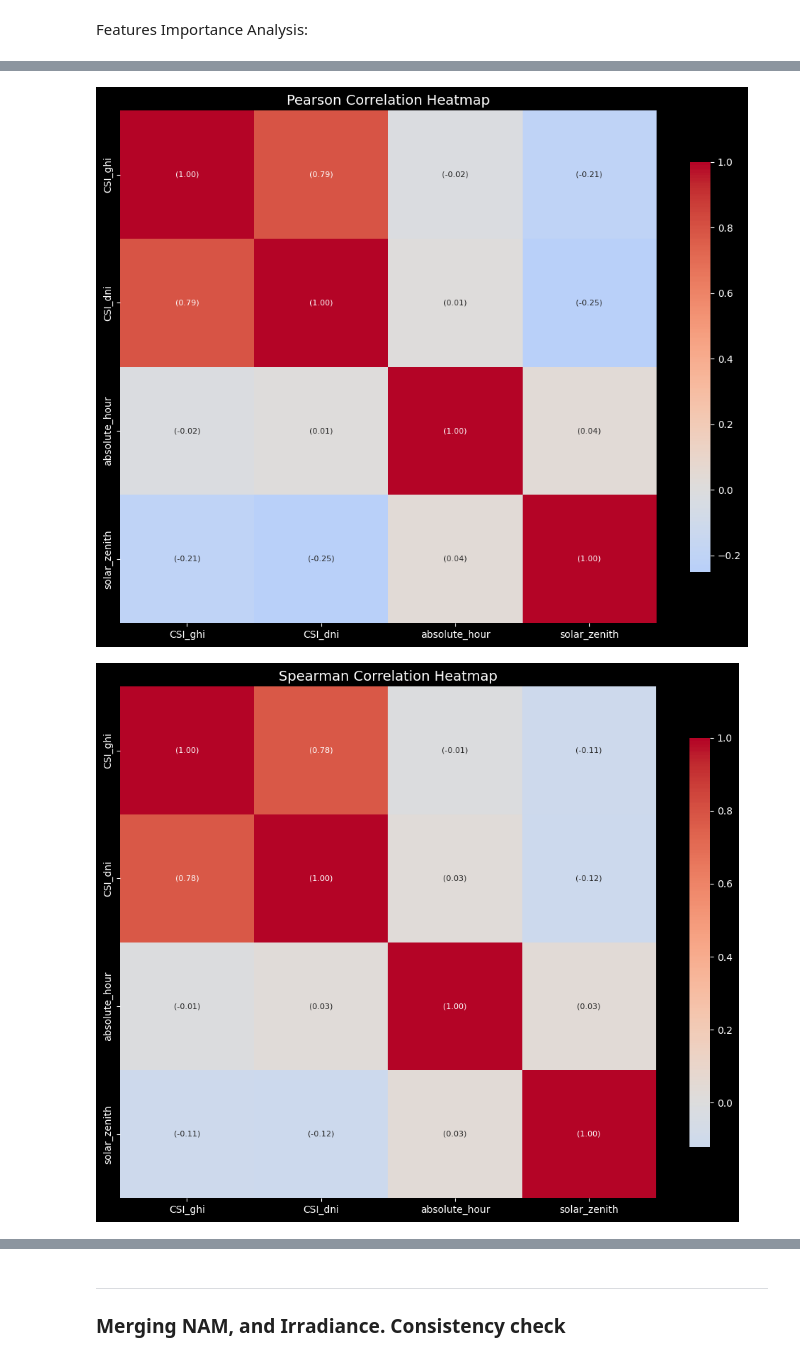
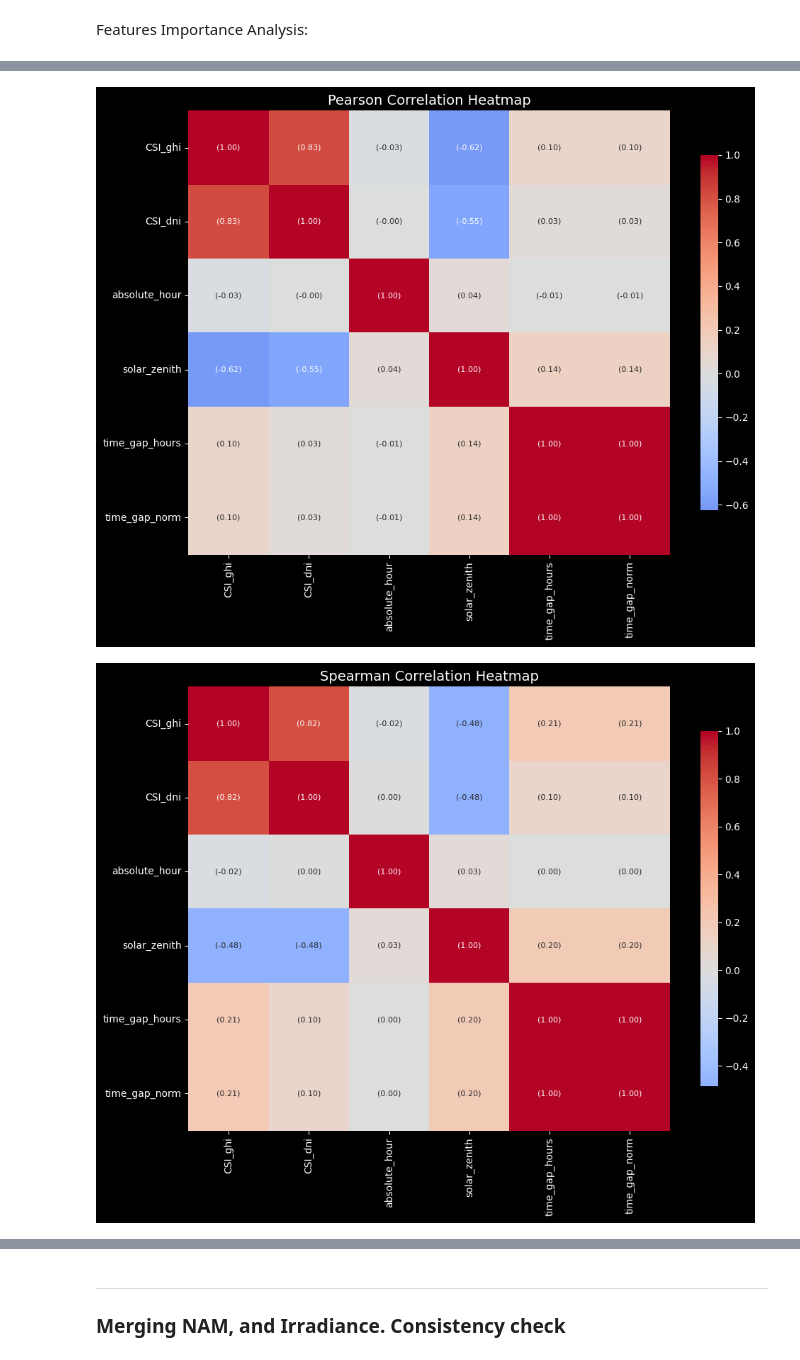
Before and after one commit to Mohamedtareque/PV_Forecast_MMPISSM, a Jupyter notebook: data_preprocess_v_02.ipynb, the cells around one changed output, grey strips where cells are left out. Saved outputs shown, nothing was run; the diff lists cells and outputs as text; code cells hidden in the pictures.

Commit message:
Added images features, and BLV

```diff
--- a/data_preprocess_v_02.ipynb
+++ b/data_preprocess_v_02.ipynb
@@ -751,7 +730,7 @@ df_daylight_only.head()
 ### Outlier Detection and Removal based on Raw GHI, DNI values.
 # %%
 # Select only the original (non-sin/cos) features for descriptive statistics
-exclude_cols = ['hour_sin', 'hour_cos', 'month_sin', 'month_cos', 'time_gap_norm', 'day_boundary_flag', 'hour_progression', 'absolute_hour', 'solar_zenith', 'solar_azimuth', 'solar_elevation', 'is_daylight']
+exclude_cols = ['hour_sin', 'hour_cos', 'month_sin', 'month_cos',"PST_Time" , 'time_gap_norm', 'day_boundary_flag', 'hour_progression', 'absolute_hour', 'solar_zenith', 'solar_azimuth', 'solar_elevation', 'is_daylight']
 feature_cols = [col for col in df_daylight_only.columns if col not in exclude_cols and col not in ['timestamp', 'season_flag', 'is_daylight']]
 
 # Compute descriptive statistics
@@ -1031,7 +1022,7 @@ def calculate_csi(
     site = pvlib.location.Location(
         latitude=location_lat,
         longitude=location_lon,
-        tz=location_timezone
+        tz=location_timezone # local timezone for the site.
     )
 
     # --- Clear-sky irradiance
@@ -1043,6 +1034,9 @@ def calculate_csi(
     out['CSI_ghi'] = out[ghi_col] / out['GHI_cs']
     out['CSI_dni'] = out[dni_col] / out['DNI_cs']
 
+    out['CSI_ghi'] = out['CSI_ghi'].fillna(0)
+    out['CSI_dni'] = out['CSI_dni'].fillna(0)
+
     # --- Optional capping to avoid blowing scale due to small Cs values
     if cap_csi:
         out['CSI_ghi'] = out['CSI_ghi'].clip(0, csi_ghi_cap)
@@ -1186,7 +1177,8 @@ Features Importance Analysis:
 # %%
 # ---------------- Correlation Analysis ----------------
 features = [ 'CSI_ghi', 'CSI_dni',
-       'absolute_hour', 'solar_zenith',]
+       'absolute_hour', 'solar_zenith', 'time_gap_hours',
+       'time_gap_norm', ]
 
 # 1. Linear Correlation (Pearson) between features
 pearson_corr = df_daytime_features[features].corr(method='pearson')
@@ -1249,5 +1245,5 @@ solar_zenith    -0.108   -0.121          0.035         1.000
-[figure, old version]
+[figure, new version]
-[figure, old version]
+[figure, new version]
 # %%
 # --- Normalized Mutual Information (NMI) matrix between features + heatmap ---
 
```
Also changed, not shown: parts of 59 cells of this notebook, 2 other files.
